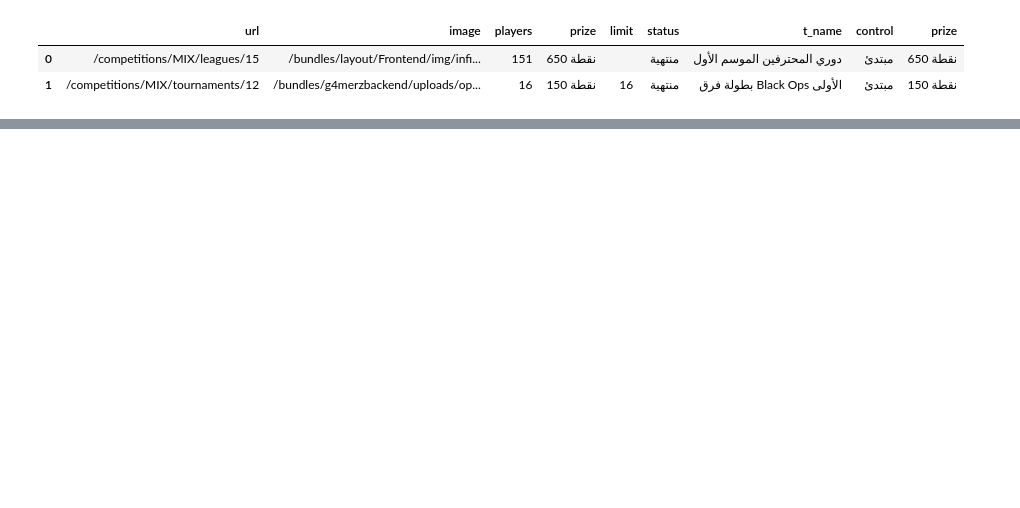
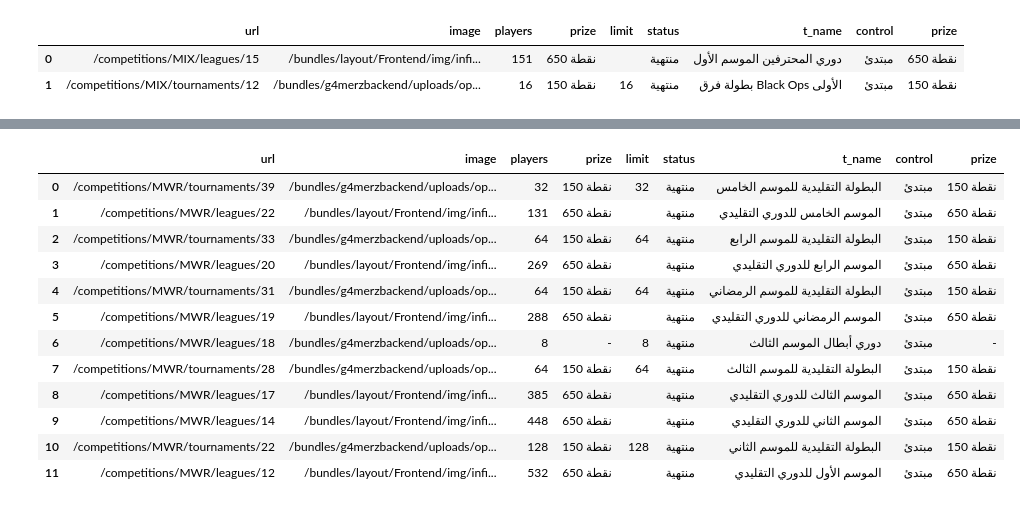
Before and after one commit to iRaied/eSports_Teams, a Jupyter notebook: esports_teams.ipynb, the cells around one changed output, grey strips where cells are left out. Cells and saved outputs as stored; diff of their text form; code cells hidden in the pictures; blank space fills up the shorter version.

```diff
--- a/esports_teams.ipynb
+++ b/esports_teams.ipynb
@@ -2488,0 +2740,48 @@ This section for only COD MIX Championships.
+# %%
+# 17
+
+df_COD_MWR_main = []
+with open('./TOs/NAFS/COD_MWR/NAFS_COD_MWR.txt', encoding='utf8') as file:
+    soup = BeautifulSoup(file.read())
+    for x in soup.find_all('div', class_="col-lg-4"):
+        for url in x.find_all('a'):
+            url = url.get('href')
+            #print(url)
+        for image_src in x.find_all("img"):
+            #print(image_src['src'])
+            image = image_src['src']
+        players = x.find_all('span')[0].contents[0]
+        #print(players)
+        limit = x.find_all('span')[1].contents[0][2:]
+        #print(limit)
+        status = x.find_all('a')[1].contents[0].strip()
+        #print(status)
+        div_container = x.find('div', class_="game__title")
+        t_name = div_container.find('h4').contents[0]
+        #print(t_name)
+        control = div_container.find_all('li')[0].contents[1].strip()
+        #print(control)
+        prize = div_container.find_all('li')[1].contents[1].strip()
+        #print(prize)
+        df_COD_MWR_main.append({'url': url, 'image': image, 'players': players, 'limit': limit, 'status': status,
+                             't_name': t_name, 'control': control, 'prize': prize})
+df_COD_MWR_main = pd.DataFrame(df_COD_MWR_main, columns = ['url', 'image', 'players', 'prize', 'limit', 'status', 't_name',
+                                                     'control', 'prize'])
+# %%
+# 18
+
+df_COD_MWR_main
+# %% [output]
+|  | url | image | players | prize | limit | status | t_name | control | prize |
+| 0 | /competitions/MWR/tournaments/39 | /bundles/g4merzbackend/uploads/op... | 32 | 150 نقطة | 32 | منتهية | البطولة التقليدية للموسم الخامس | مبتدئ | 150 نقطة |
+| 1 | /competitions/MWR/leagues/22 | /bundles/layout/Frontend/img/infi... | 131 | 650 نقطة |  | منتهية | الموسم الخامس للدوري التقليدي | مبتدئ | 650 نقطة |
+| 2 | /competitions/MWR/tournaments/33 | /bundles/g4merzbackend/uploads/op... | 64 | 150 نقطة | 64 | منتهية | البطولة التقليدية للموسم الرابع | مبتدئ | 150 نقطة |
+| 3 | /competitions/MWR/leagues/20 | /bundles/layout/Frontend/img/infi... | 269 | 650 نقطة |  | منتهية | الموسم الرابع للدوري التقليدي | مبتدئ | 650 نقطة |
+| 4 | /competitions/MWR/tournaments/31 | /bundles/g4merzbackend/uploads/op... | 64 | 150 نقطة | 64 | منتهية | البطولة التقليدية للموسم الرمضاني | مبتدئ | 150 نقطة |
+| 5 | /competitions/MWR/leagues/19 | /bundles/layout/Frontend/img/infi... | 288 | 650 نقطة |  | منتهية | الموسم الرمضاني للدوري التقليدي | مبتدئ | 650 نقطة |
+| 6 | /competitions/MWR/leagues/18 | /bundles/g4merzbackend/uploads/op... | 8 | - | 8 | منتهية | دوري أبطال الموسم الثالث | مبتدئ | - |
+| 7 | /competitions/MWR/tournaments/28 | /bundles/g4merzbackend/uploads/op... | 64 | 150 نقطة | 64 | منتهية | البطولة التقليدية للموسم الثالث | مبتدئ | 150 نقطة |
+| 8 | /competitions/MWR/leagues/17 | /bundles/layout/Frontend/img/infi... | 385 | 650 نقطة |  | منتهية | الموسم الثالث للدوري التقليدي | مبتدئ | 650 نقطة |
+| 9 | /competitions/MWR/leagues/14 | /bundles/layout/Frontend/img/infi... | 448 | 650 نقطة |  | منتهية | الموسم الثاني للدوري التقليدي | مبتدئ | 650 نقطة |
+| 10 | /competitions/MWR/tournaments/22 | /bundles/g4merzbackend/uploads/op... | 128 | 150 نقطة | 128 | منتهية | البطولة التقليدية للموسم الثاني | مبتدئ | 150 نقطة |
+| 11 | /competitions/MWR/leagues/12 | /bundles/layout/Frontend/img/infi... | 532 | 650 نقطة |  | منتهية | الموسم الأول للدوري التقليدي | مبتدئ | 650 نقطة |
```
Also changed, not shown: parts of 17 cells of this notebook.
